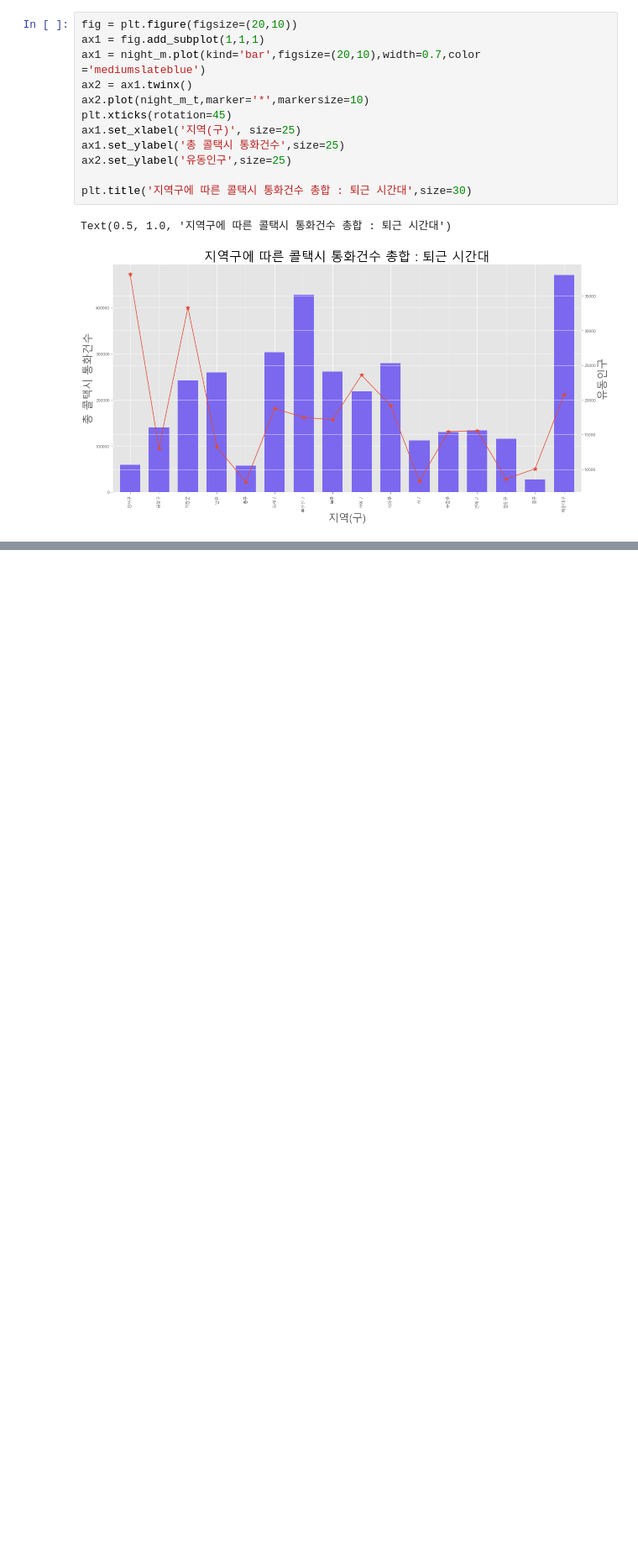
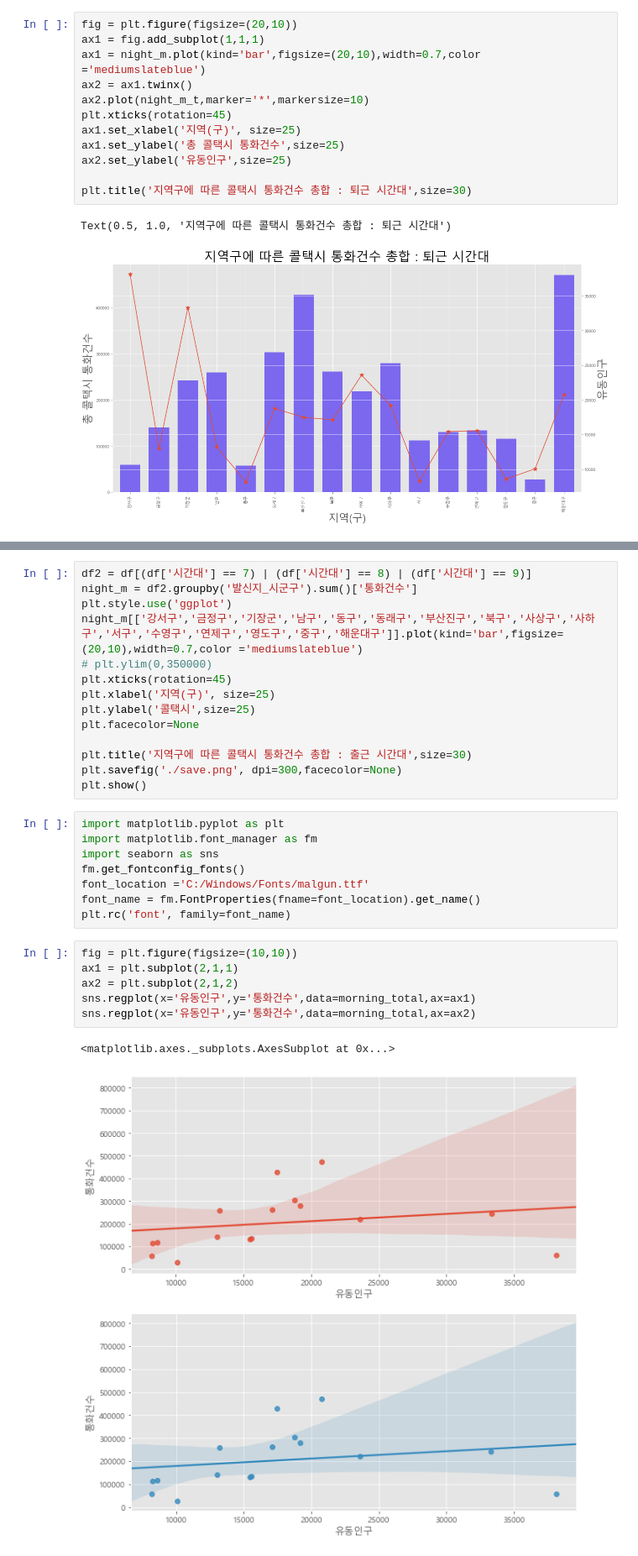
Before and after one commit to kim-juwan/bts, a Jupyter notebook: Untitled1.ipynb, the cells around one changed output, grey strips where cells are left out. Shown at 84% size. Drawn from its saved outputs; the diff is of its cells as text; blank space fills up the shorter version.

```diff
--- a/Untitled1.ipynb
+++ b/Untitled1.ipynb
@@ -425,0 +510,31 @@ plt.title('요일에 유동인구 평균',size=30)
+# %%
+df2 = df[(df['시간대'] == 7) | (df['시간대'] == 8) | (df['시간대'] == 9)]
+night_m = df2.groupby('발신지_시군구').sum()['통화건수']
+plt.style.use('ggplot')
+night_m[['강서구','금정구','기장군','남구','동구','동래구','부산진구','북구','사상구','사하구','서구','수영구','연제구','영도구','중구','해운대구']].plot(kind='bar',figsize=(20,10),width=0.7,color ='mediumslateblue')
+# plt.ylim(0,350000)
+plt.xticks(rotation=45)
+plt.xlabel('지역(구)', size=25)
+plt.ylabel('콜택시',size=25)
+plt.facecolor=None
+
+plt.title('지역구에 따른 콜택시 통화건수 총합 : 출근 시간대',size=30)
+plt.savefig('./save.png', dpi=300,facecolor=None)
+plt.show()
+# %%
+import matplotlib.pyplot as plt
+import matplotlib.font_manager as fm
+import seaborn as sns
+fm.get_fontconfig_fonts()
+font_location ='C:/Windows/Fonts/malgun.ttf'
+font_name = fm.FontProperties(fname=font_location).get_name()
+plt.rc('font', family=font_name)
+# %%
+fig = plt.figure(figsize=(10,10))
+ax1 = plt.subplot(2,1,1)
+ax2 = plt.subplot(2,1,2)
+sns.regplot(x='유동인구',y='통화건수',data=morning_total,ax=ax1)
+sns.regplot(x='유동인구',y='통화건수',data=morning_total,ax=ax2)
+# %% [output]
+<matplotlib.axes._subplots.AxesSubplot at 0x...>
+[figure, added]
```
Also changed, not shown: parts of 7 cells of this notebook, 22 other files.
